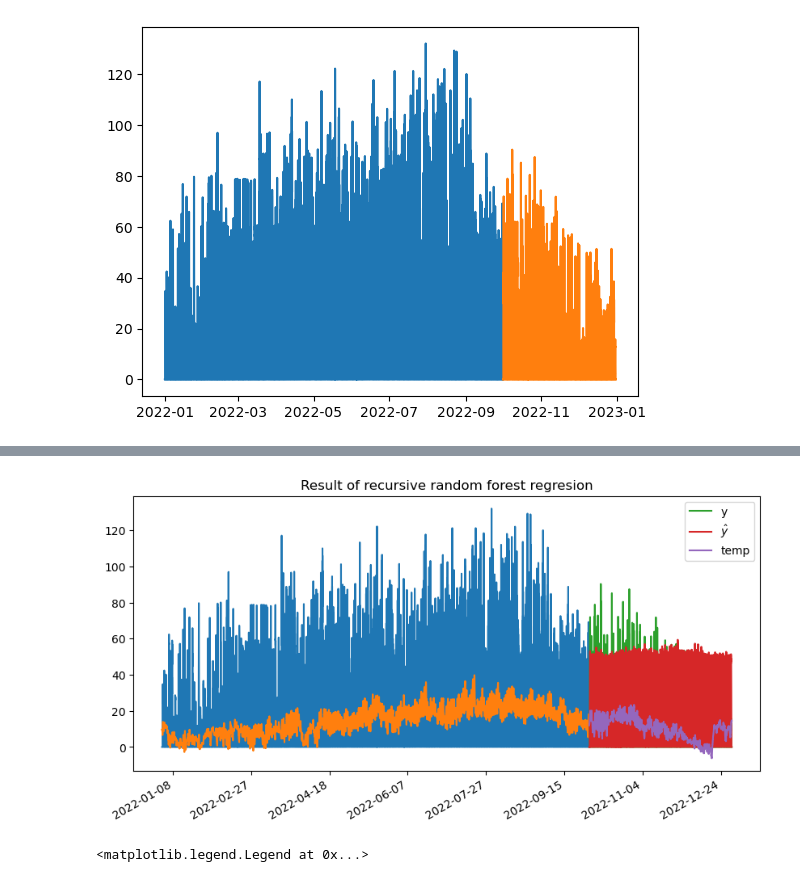
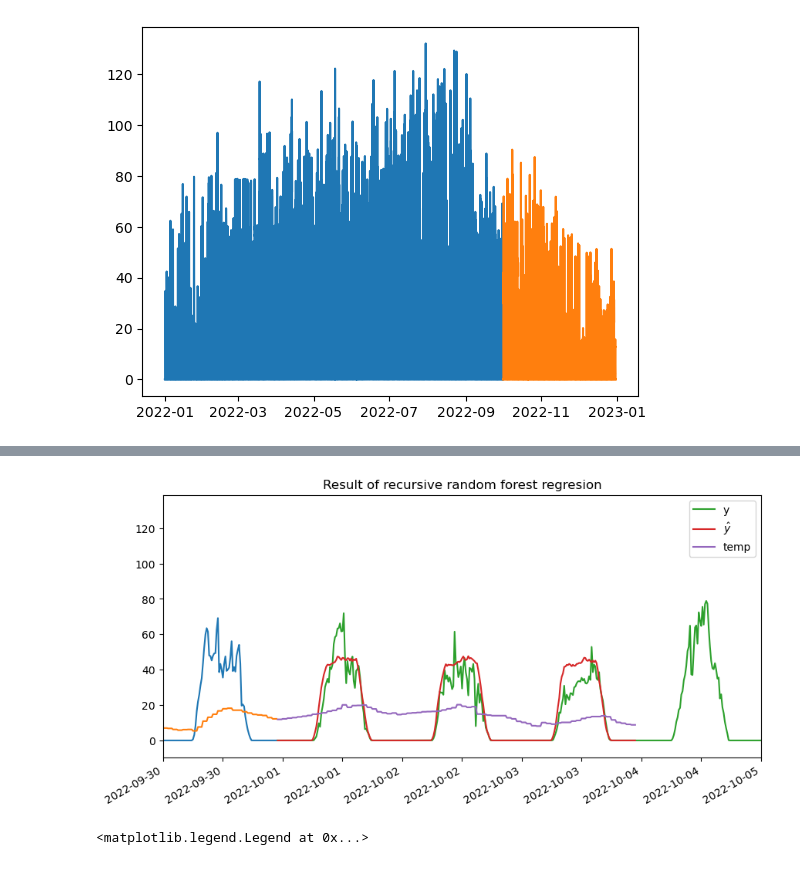
Before and after one commit to SpongeStark/Pre-PhD, a Jupyter notebook: demo/PV_2022_limit_configuration.ipynb, the cells around one changed output, grey strips where cells are left out. Saved outputs shown, nothing was run; the diff lists cells and outputs as text; code cells hidden in the pictures.

```diff
--- a/demo/PV_2022_limit_configuration.ipynb
+++ b/demo/PV_2022_limit_configuration.ipynb
@@ -5,8 +5,8 @@ from pathlib import Path
 import numpy as np
 import pandas as pd
 # root_proj = Path("/Users/yk/Documents/Projects/Pre-PhD")
-root_proj = Path("/Users/VERTPOM-UPJV/Documents/Banque_de_l'energie_V2/Data_prediction_K/Pre-PhD")
-# root_proj = Path("/Users/alesk/Documents/Git-repo/Pre-PhD")
+# root_proj = Path("/Users/VERTPOM-UPJV/Documents/Banque_de_l'energie_V2/Data_prediction_K/Pre-PhD")
+root_proj = Path("/Users/alesk/Documents/Git-repo/Pre-PhD")
 # root_proj = Path("D:/GIT-REPO/Pre-PhD")
 if str(root_proj/"src") not in sys.path:
     sys.path.append(str(root_proj/"src"))
@@ -336,24 +336,24 @@ from skforecast.preprocessing import RollingFeatures
 from sklearn.ensemble import RandomForestRegressor
 from xgboost import XGBRegressor
 from lightgbm import LGBMRegressor
-days = 180
+days = 30
 forecaster = ForecasterRecursive(
     # regressor = XGBRegressor(n_estimators=460, learning_rate=0.01, random_state=42),
         # regressor = LGBMRegressor(random_state=15926, verbose=-1),
     regressor = RandomForestRegressor(random_state=42),
-    lags = int((60/15)*24*days), # use previous two month
+    lags = int((60/15)*24*days), # use previous month
     window_features = RollingFeatures(stats=['max','std'], window_sizes=int((60/15)*24))
 )
 # %%
 import joblib as jb
 import json
 
-output_dir = root_proj / "checkpoints" / "2022"/ "predictions" / "pv_180d_rf_2022_temp_M_sin_h"
+output_dir = root_proj / "checkpoints" / "2022"/ "predictions" / "pv_30d_rf_2022_temp"
 
 if not (output_dir / "log.json").is_file(): # first train
     output_dir.mkdir(parents=True, exist_ok=True)
     # training
-    forecaster.fit(y=df_train['PV'],exog=df_train[['temp','month','hour_sin','hour_cos']], store_in_sample_residuals=True)
+    forecaster.fit(y=df_train['PV'],exog=df_train[['temp']], store_in_sample_residuals=True)
     # residuals = forecaster.in_sample_residuals  # 查看训练残差
     # save model
     jb.dump(forecaster, output_dir/"model.joblib")
@@ -397,29 +387,31 @@ End of training
 # %%
-yhat_test = forecaster.predict(steps=len(df_test), exog=df_test[['temp','month','hour_sin','hour_cos']])
+yhat_test = forecaster.predict(steps=96*3, exog=df_test[['temp']])
 # %%
 # Save and display the plot
 import matplotlib.ticker as ticker
 fig, ax = plt.subplots(figsize=(10, 5))
 ax.set_title("Result of recursive random forest regresion")
 ax.plot(df_train['Date'],df_train['PV'])
 ax.plot(df_train['Date'],df_train['temp'])
 ax.plot(df_test['Date'], df_test['PV'], label='y')
-ax.plot(df_test['Date'], yhat_test, label=r'$\hat{y}$')
-ax.plot(df_test['Date'],df_test['temp'], label='temp')
+ax.plot(df_test['Date'][:96*3], yhat_test, label=r'$\hat{y}$')
+ax.plot(df_test['Date'][:96*3],df_test['temp'][:96*3], label='temp')
 # ax.plot(df_after.Date.dt.tz_localize(None), df_after['PV'], label='After')
 
 ax.xaxis.set_major_locator(ticker.MaxNLocator(nbins=10))
+
+ax.set_xlim(pd.Timestamp('2022-09-30'), pd.Timestamp('2022-10-05'))
 
 # optional: minor ticks every 6 hours
 # ax.xaxis.set_minor_locator(mdates.HourLocator(interval=6))
 
 ax.legend()
 
 fig.autofmt_xdate() # for rotation
 fig.savefig(output_dir / "prediction_test.png", dpi=300, bbox_inches='tight')
 plt.show()
 # %% [output]
-[figure, old version]
+[figure, new version]
 # %%
 fig, ax = plt.subplots(figsize=(10, 5))
 ax.set_title("Result of recursive random forest regresion")
```
Also changed, not shown: parts of 1 cell of this notebook.
